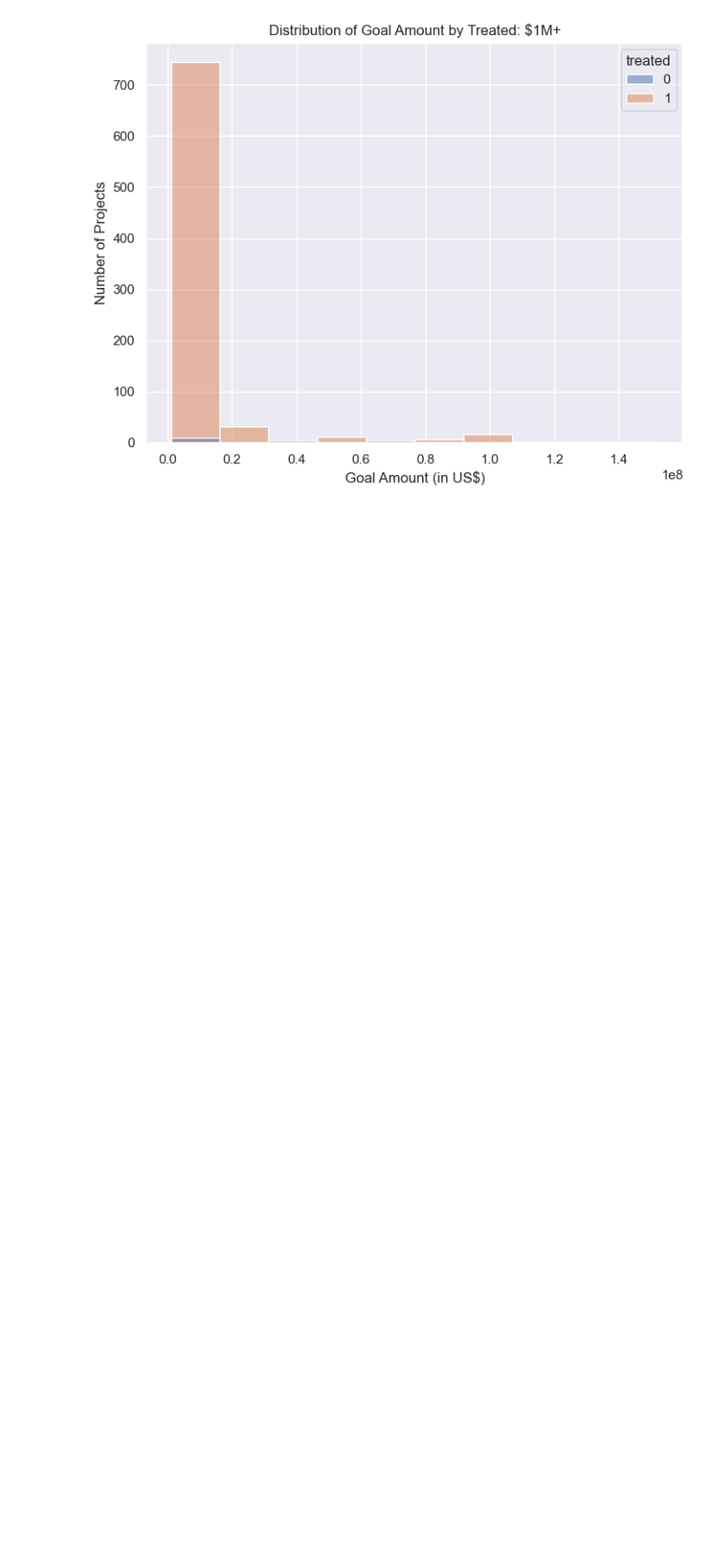
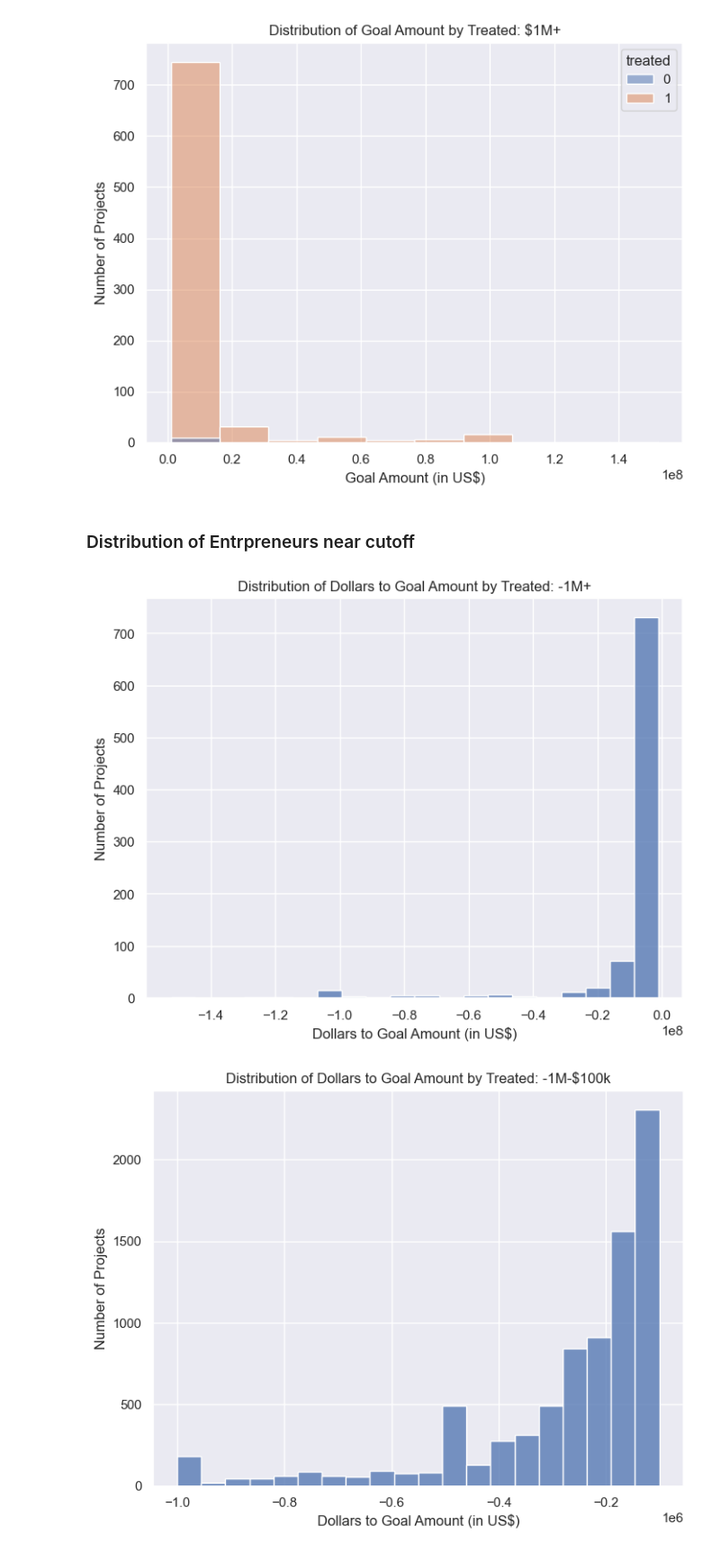
Before and after one commit to sahilpatil98/kickstarter-JMP, a Jupyter notebook: data-analysis/descriptive_statistics.ipynb, the cells around one changed output. Shown: that part at 90% size. Cells and saved outputs as stored; diff of their text form; code cells hidden in the pictures; blank space fills up the shorter version.

Commit message:
added distributional statistics near cutoff

```diff
--- a/data-analysis/descriptive_statistics.ipynb
+++ b/data-analysis/descriptive_statistics.ipynb
@@ -342,3 +342,28 @@ for bin_range in creator_data['Goal Bins (in US$)'].unique():
 [figure]
 [figure]
 [figure]
+# %% [markdown]
+### Distribution of Entrpreneurs near cutoff
+# %%
+creator_data['dollars_to_goal_usd'] = creator_data['pledged_usd_static'] - creator_data['goal_usd_static']
+# %%
+# Loop through each bin and create a separate plot
+dollars_to_goal_bins = [-np.inf,-1000000, -100000, -10000, 10000, 100000, 1000000, np.inf]
+
+creator_data['Dollars to Goal Bins (in US$)'] = pd.cut(creator_data['dollars_to_goal_usd'], dollars_to_goal_bins, labels = ['-1M+', '-1M-$100k', '-$100k-$10k', '-$10k-$10k', '$10k-$100k', '$100k-$1M', '$1M+'])
+# Map the bins to the correct range
+
+
+for bin_range in creator_data['Dollars to Goal Bins (in US$)'].unique().sort_values():
+    bin_data = creator_data[creator_data['Dollars to Goal Bins (in US$)'] == bin_range]
+
+    # Plot distribution of Dollars to Goal Amount by Treated for the current bin
+    plt.figure(figsize=(8, 6))
+    sns.histplot(data=bin_data, x='dollars_to_goal_usd', bins=20, kde=False)
+    plt.title(f'Distribution of Dollars to Goal Amount by Treated: {bin_range}')
+    plt.xlabel('Dollars to Goal Amount (in US$)')
+    plt.ylabel('Number of Projects')
+    plt.show()
+# %% [output]
+[figure, added]
+[figure, added]
```
Also changed, not shown: parts of 1 cell of this notebook.
